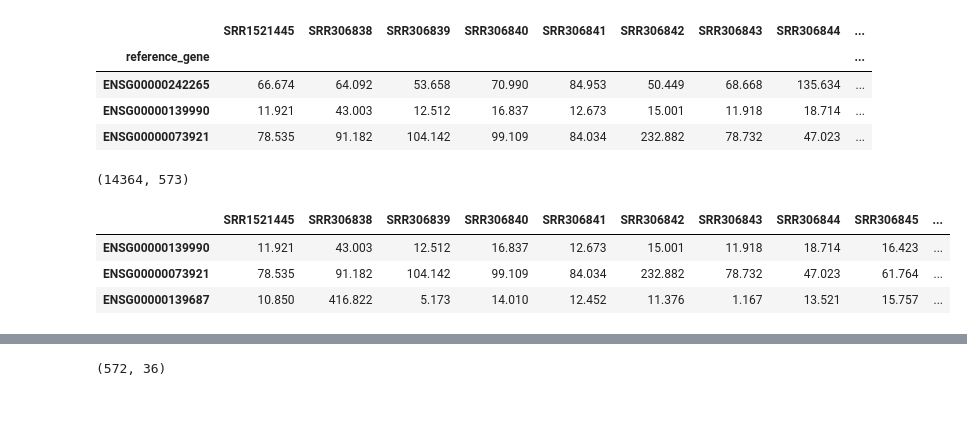
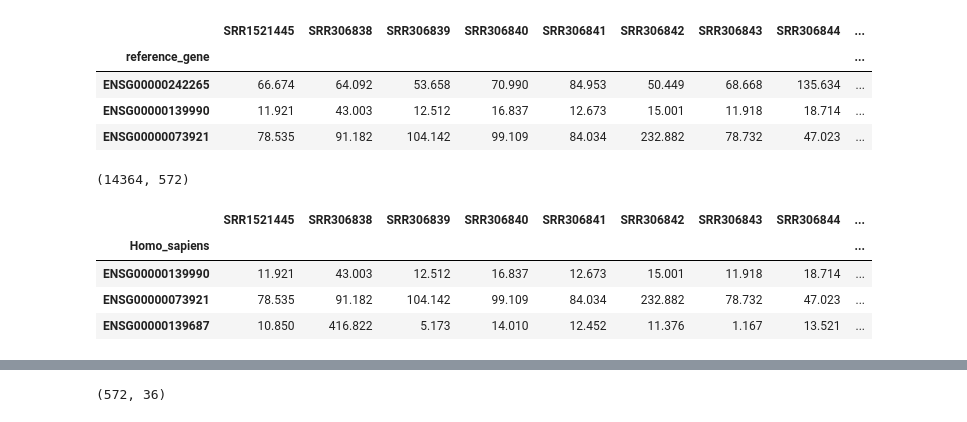
Before and after one commit to antonkulaga/yspecies, a Jupyter notebook: notebooks/1_select_genes_and_species.ipynb, the cells around one changed output, grey strips where cells are left out. Saved outputs shown, nothing was run; the diff lists cells and outputs as text; code cells hidden in the pictures.

```diff
--- a/notebooks/1_select_genes_and_species.ipynb
+++ b/notebooks/1_select_genes_and_species.ipynb
@@ -300,16 +294,17 @@ expressions.head(3)
 | ENSG00000139990 | 11.921 | 43.003 | 12.512 | 16.837 | 12.673 | 15.001 | 11.918 | 18.714 | ... |
 | ENSG00000073921 | 78.535 | 91.182 | 104.142 | 99.109 | 84.034 | 232.882 | 78.732 | 47.023 | ... |
 # %%
-expressions_filtered = expressions.join(selected_genes.index.to_series(), how="inner")
+expressions_filtered = expressions.loc[selected_genes.index]
 print(expressions_filtered.shape)
-assert(expressions_filtered.shape[0]==selected_genes.shape[0], "for all selected genes we should have expression values!")
+assert expressions_filtered.shape[0]==selected_genes.shape[0], "for all selected genes we should have expression values!"
 expressions_filtered.head(3)
 # %% [output]
-(14364, 573)
+(14364, 572)
-|  | SRR1521445 | SRR306838 | SRR306839 | SRR306840 | SRR306841 | SRR306842 | SRR306843 | SRR306844 | SRR306845 | ... |
-| ENSG00000139990 | 11.921 | 43.003 | 12.512 | 16.837 | 12.673 | 15.001 | 11.918 | 18.714 | 16.423 | ... |
-| ENSG00000073921 | 78.535 | 91.182 | 104.142 | 99.109 | 84.034 | 232.882 | 78.732 | 47.023 | 61.764 | ... |
-| ENSG00000139687 | 10.850 | 416.822 | 5.173 | 14.010 | 12.452 | 11.376 | 1.167 | 13.521 | 15.757 | ... |
+|  | SRR1521445 | SRR306838 | SRR306839 | SRR306840 | SRR306841 | SRR306842 | SRR306843 | SRR306844 | ... |
+| Homo_sapiens |  |  |  |  |  |  |  |  | ... |
+| ENSG00000139990 | 11.921 | 43.003 | 12.512 | 16.837 | 12.673 | 15.001 | 11.918 | 18.714 | ... |
+| ENSG00000073921 | 78.535 | 91.182 | 104.142 | 99.109 | 84.034 | 232.882 | 78.732 | 47.023 | ... |
+| ENSG00000139687 | 10.850 | 416.822 | 5.173 | 14.010 | 12.452 | 11.376 | 1.167 | 13.521 | ... |
 # %%
 exp = expressions_filtered.T
 exp.index.names = ["run"]
```
Also changed, not shown: parts of 8 cells of this notebook, 3 other files.
